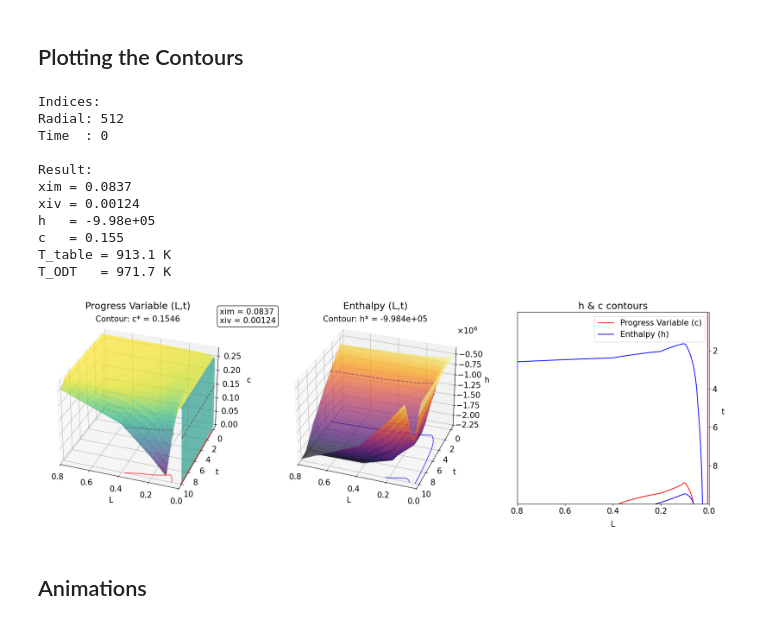
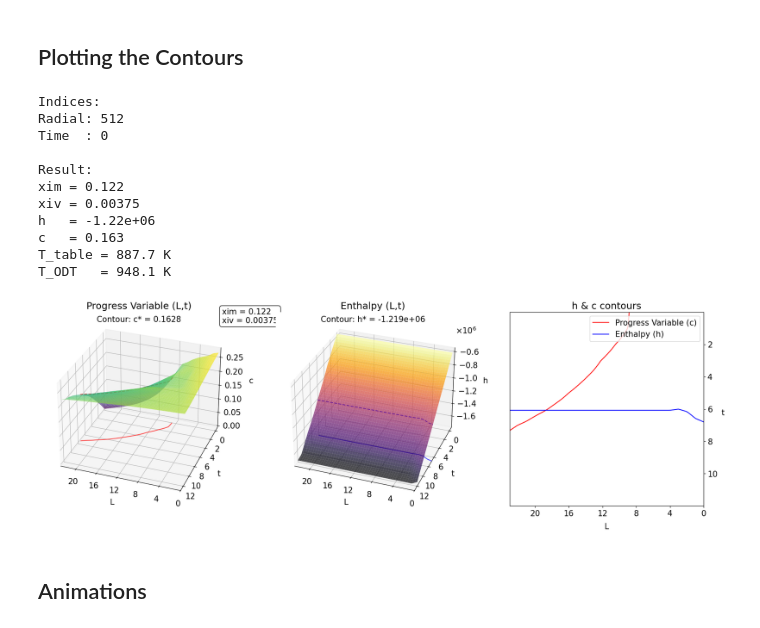
Before and after one commit to jwp91/TableMaker, a Jupyter notebook: flameTableMaker_workspace.ipynb, the cells around one changed output. Saved outputs shown, nothing was run; the diff lists cells and outputs as text; code cells hidden in the pictures.

```diff
--- a/flameTableMaker_workspace.ipynb
+++ b/flameTableMaker_workspace.ipynb
@@ -1430,13 +1431,13 @@ def plotHCLT(hknown, cknown, xs, ys, hs, cs, xim, xiv, Lbounds, tbounds, scatter
             addition = ""
         plt.savefig(f'HCLT_c_{cknown:.4g}_h_{hknown:.4g}{addition}.png',bbox_inches='tight')  # Save as a PNG file
 # %%
-tvals = np.arange(0,11,1)
-Lvals = [0.000, 0.004, 0.005, 0.006, 0.01, 0.04, 0.1, 0.2, 0.4, 0.8]
+tvals = np.arange(0,13,1)
+Lvals = np.arange(0,24,1)
 Lbounds = [min(Lvals), max(Lvals)]
 tbounds = [min(tvals), max(tvals)]
 hInterp = create_interpolator_mvlt(h_table, h_indices)
 cInterp = create_interpolator_mvlt(c_table, c_indices)
 
-Ls, ts, hs, cs, xim, xiv = createPlotData(0.1, 0, hInterp, cInterp, Lbounds, tbounds)
-plotHCLT(-2e6, 0.215, Ls, ts, hs, cs, 0.1, 0, Lbounds, tbounds, save =  False, LtickSpacing = 0.2)
+Ls, ts, hs, cs, xim, xiv = createPlotData(0.1, 0.005, hInterp, cInterp, Lbounds, tbounds)
+plotHCLT(-1e6, 0.215, Ls, ts, hs, cs, 0.1, 0, Lbounds, tbounds, save =  False, LtickSpacing = 2)
 # %% [output]
@@ -1445,15 +1446,6 @@ plotHCLT(-2e6, 0.215, Ls, ts, hs, cs, 0.1, 0, Lbounds, tbounds, save =  False, L
 ## Plotting the Contours
 # %%
 #----- Plot a point from the ODT data
-ODThvals = np.loadtxt(r'../tjet/fmeans_enth.dat')[:,1:-1]
-ODTcvals = np.loadtxt(r'../tjet/fmeans_progvar.dat')[:,1:-1]
-ODTximvals = np.loadtxt(r'../tjet/fmeans_mixf.dat')[:,1:-1]
-ODTxivvals = np.loadtxt(r'../tjet/fvar_mixf.dat')[:,1:-1]
-ODTTvals = np.loadtxt(r'../tjet/fmeans_temp.dat')[:,1:-1]
-
-numRads = len(ODThvals)
-numTimes = len(ODThvals[0])
-
 radLoc = 51.2 # percent through whole domain
 tLoc   = 0 # percent through whole domain
 radInd = int(numRads*radLoc/100)
@@ -1467,41 +1459,41 @@ tInd   = int(numTimes*tLoc/100)
 #T_tablequeried = T_func[0](xim, xiv, h, c, useStoredSolution = False)[0]
 xim = ximSelected
 xiv = xivSelected
 h   = hSelected
 c   = cSelected
 T_ODT = ODTTvals.T[17][500]
 T_tablequeried = T_func[0](xim, xiv, h, c, useStoredSolution = False, saveSolverStates = True,
                            LstepParams = [0.2, 0.01, 0.0075], tstepParams = [0.2, 9.5, 0.05])[0]
 print("Indices:")
 print(f"Radial: {radInd}")
 print(f"Time  : {tInd}")
 print()
 print("Result:")
 print(f"xim = {xim:.3g}")
 print(f"xiv = {xiv:.3g}")
 print(f"h   = {h:.3g}")
 print(f"c   = {c:.3g}")
 print(f"T_table = {T_tablequeried:.4g} K")
 print(f"T_ODT   = {T_ODT:.4g} K")
 
 #----- Create plot
 hknown = hSelected
 cknown = cSelected
 Ls, ts, hs, cs, xim, xiv = createPlotData(xim, xiv, hInterp, cInterp, Lbounds, tbounds)
-plotHCLT(hknown, cknown, Ls, ts, hs, cs, xim, xiv, Lbounds, tbounds, save =  False, LtickSpacing = 0.2)
+plotHCLT(hknown, cknown, Ls, ts, hs, cs, xim, xiv, Lbounds, tbounds, save = False, LtickSpacing = 4)
 # %% [output]
 Indices:
 Radial: 512
 Time  : 0
 
 Result:
-xim = 0.0837
-xiv = 0.00124
-h   = -9.98e+05
-c   = 0.155
-T_table = 913.1 K
-T_ODT   = 971.7 K
+xim = 0.122
+xiv = 0.00375
+h   = -1.22e+06
+c   = 0.163
+T_table = 887.7 K
+T_ODT   = 948.1 K
-[figure, old version]
+[figure, new version]
 # %% [markdown]
 ## Animations
 # %% [markdown]
```
Also changed, not shown: parts of 5 cells of this notebook, 2 other files.
